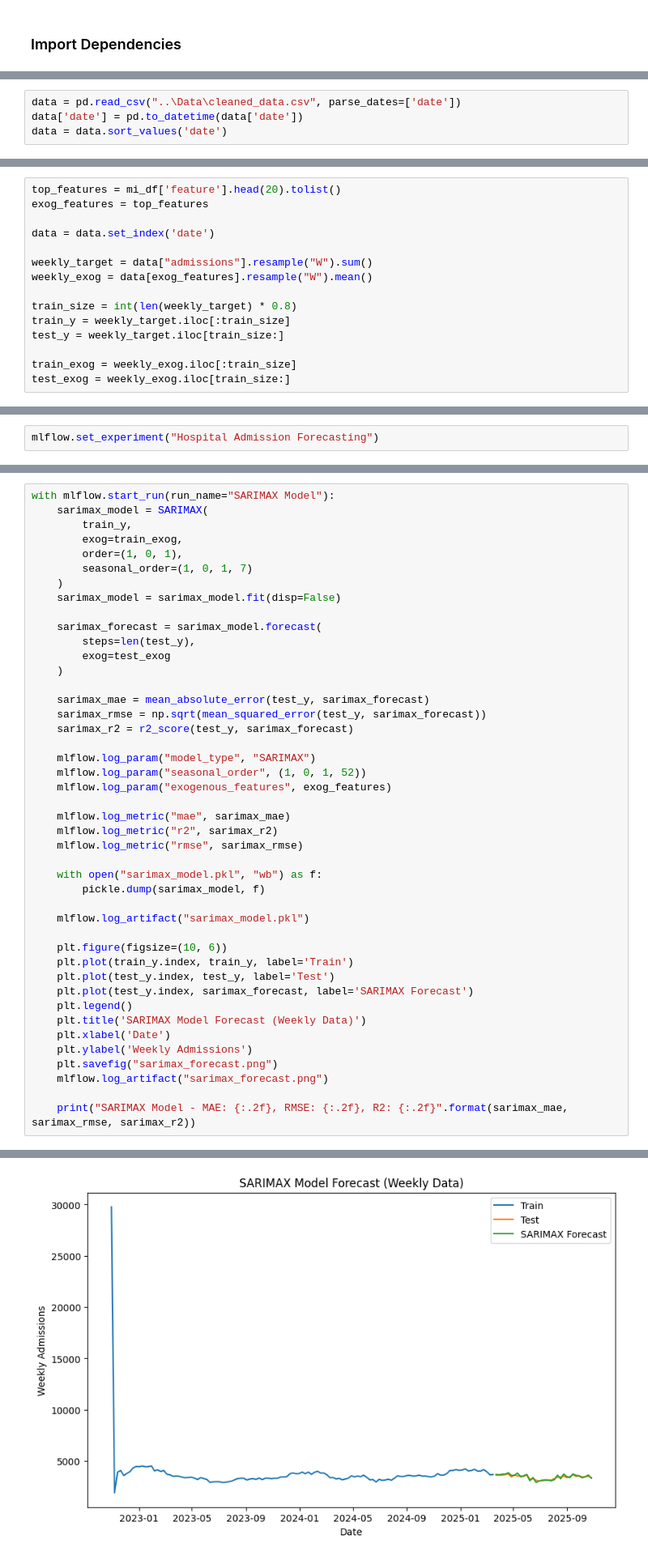
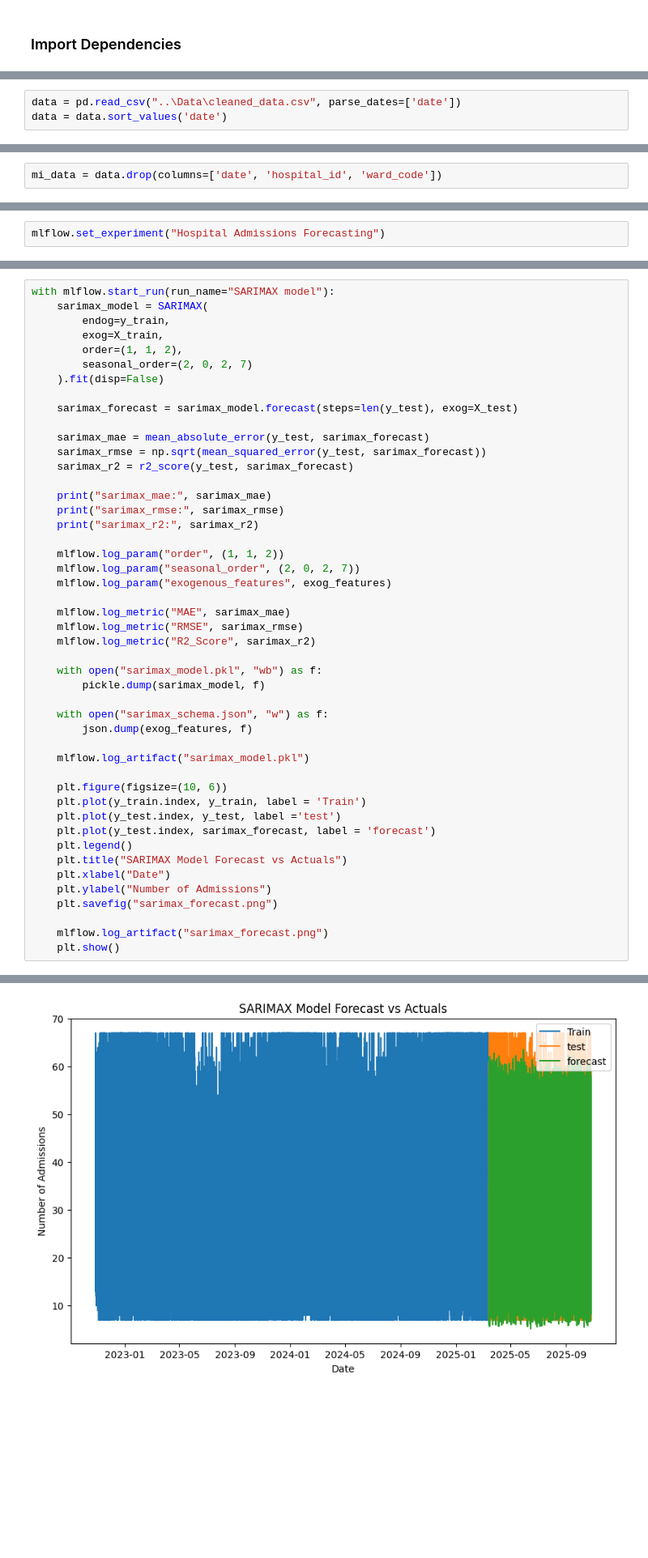
Before and after one commit to victorsomadina/medOptix, a Jupyter notebook: model/train.ipynb, the cells around one changed output, grey strips where cells are left out. Shown at 81% size. Cells and saved outputs as stored; diff of their text form; blank space fills up the shorter version.

```diff
--- a/model/train.ipynb
+++ b/model/train.ipynb
@@ -16,4 +14,3 @@ warnings.filterwarnings("ignore")
 # %%
 data = pd.read_csv("..\Data\cleaned_data.csv", parse_dates=['date'])
-data['date'] = pd.to_datetime(data['date'])
 data = data.sort_values('date')
@@ -31 +30,3 @@ features = [col for col in mi_data.columns if col not in ['date', 'admissions']]
+# %%
+mi_data = data.drop(columns=['date', 'hospital_id', 'ward_code'])
 # %%
@@ -58,15 +53,0 @@ plt.show()
-# %%
-top_features = mi_df['feature'].head(20).tolist()
-exog_features = top_features
-
-data = data.set_index('date')
-
-weekly_target = data["admissions"].resample("W").sum()
-weekly_exog = data[exog_features].resample("W").mean()
-
-train_size = int(len(weekly_target) * 0.8)
-train_y = weekly_target.iloc[:train_size]
-test_y = weekly_target.iloc[train_size:]
-
-train_exog = weekly_exog.iloc[:train_size]
-test_exog = weekly_exog.iloc[train_size:]
@@ -75,3 +75,3 @@ test_exog = weekly_exog.iloc[train_size:]
 # %%
-mlflow.set_experiment("Hospital Admission Forecasting")
+mlflow.set_experiment("Hospital Admissions Forecasting")
 # %% [output]
@@ -79,45 +79,48 @@ mlflow.set_experiment("Hospital Admission Forecasting")
 # %%
-with mlflow.start_run(run_name="SARIMAX Model"):
+with mlflow.start_run(run_name="SARIMAX model"):
     sarimax_model = SARIMAX(
-        train_y,
-        exog=train_exog,
-        order=(1, 0, 1),
-        seasonal_order=(1, 0, 1, 7)
-    )
-    sarimax_model = sarimax_model.fit(disp=False)
+        endog=y_train,
+        exog=X_train,
+        order=(1, 1, 2),
+        seasonal_order=(2, 0, 2, 7)
+    ).fit(disp=False)
 
-    sarimax_forecast = sarimax_model.forecast(
-        steps=len(test_y),
-        exog=test_exog
-    )
+    sarimax_forecast = sarimax_model.forecast(steps=len(y_test), exog=X_test)
 
-    sarimax_mae = mean_absolute_error(test_y, sarimax_forecast)
-    sarimax_rmse = np.sqrt(mean_squared_error(test_y, sarimax_forecast))
-    sarimax_r2 = r2_score(test_y, sarimax_forecast)
+    sarimax_mae = mean_absolute_error(y_test, sarimax_forecast)
+    sarimax_rmse = np.sqrt(mean_squared_error(y_test, sarimax_forecast))
+    sarimax_r2 = r2_score(y_test, sarimax_forecast)
 
-    mlflow.log_param("model_type", "SARIMAX")
-    mlflow.log_param("seasonal_order", (1, 0, 1, 52))
+    print("sarimax_mae:", sarimax_mae)
+    print("sarimax_rmse:", sarimax_rmse)
+    print("sarimax_r2:", sarimax_r2)
+
+    mlflow.log_param("order", (1, 1, 2))
+    mlflow.log_param("seasonal_order", (2, 0, 2, 7))
     mlflow.log_param("exogenous_features", exog_features)
 
-    mlflow.log_metric("mae", sarimax_mae)
-    mlflow.log_metric("r2", sarimax_r2)
-    mlflow.log_metric("rmse", sarimax_rmse)
+    mlflow.log_metric("MAE", sarimax_mae)
+    mlflow.log_metric("RMSE", sarimax_rmse)
+    mlflow.log_metric("R2_Score", sarimax_r2)
 
     with open("sarimax_model.pkl", "wb") as f:
         pickle.dump(sarimax_model, f)
 
+    with open("sarimax_schema.json", "w") as f:
+        json.dump(exog_features, f)
+
     mlflow.log_artifact("sarimax_model.pkl")
 
     plt.figure(figsize=(10, 6))
-    plt.plot(train_y.index, train_y, label='Train')
-    plt.plot(test_y.index, test_y, label='Test')
-    plt.plot(test_y.index, sarimax_forecast, label='SARIMAX Forecast')
+    plt.plot(y_train.index, y_train, label = 'Train')
+    plt.plot(y_test.index, y_test, label ='test')
+    plt.plot(y_test.index, sarimax_forecast, label = 'forecast')
     plt.legend()
-    plt.title('SARIMAX Model Forecast (Weekly Data)')
-    plt.xlabel('Date')
-    plt.ylabel('Weekly Admissions')
+    plt.title("SARIMAX Model Forecast vs Actuals")
+    plt.xlabel("Date")
+    plt.ylabel("Number of Admissions")
     plt.savefig("sarimax_forecast.png")
+
     mlflow.log_artifact("sarimax_forecast.png")
-
-    print("SARIMAX Model - MAE: {:.2f}, RMSE: {:.2f}, R2: {:.2f}".format(sarimax_mae, sarimax_rmse, sarimax_r2))
+    plt.show()
 # %% [output]
@@ -125 +130 @@ SARIMAX Model - MAE: 91.12, RMSE: 111.27, R2: 0.67
-[figure, old version]
+[figure, new version]
```
Also changed, not shown: parts of 18 cells of this notebook, 10 other files.
